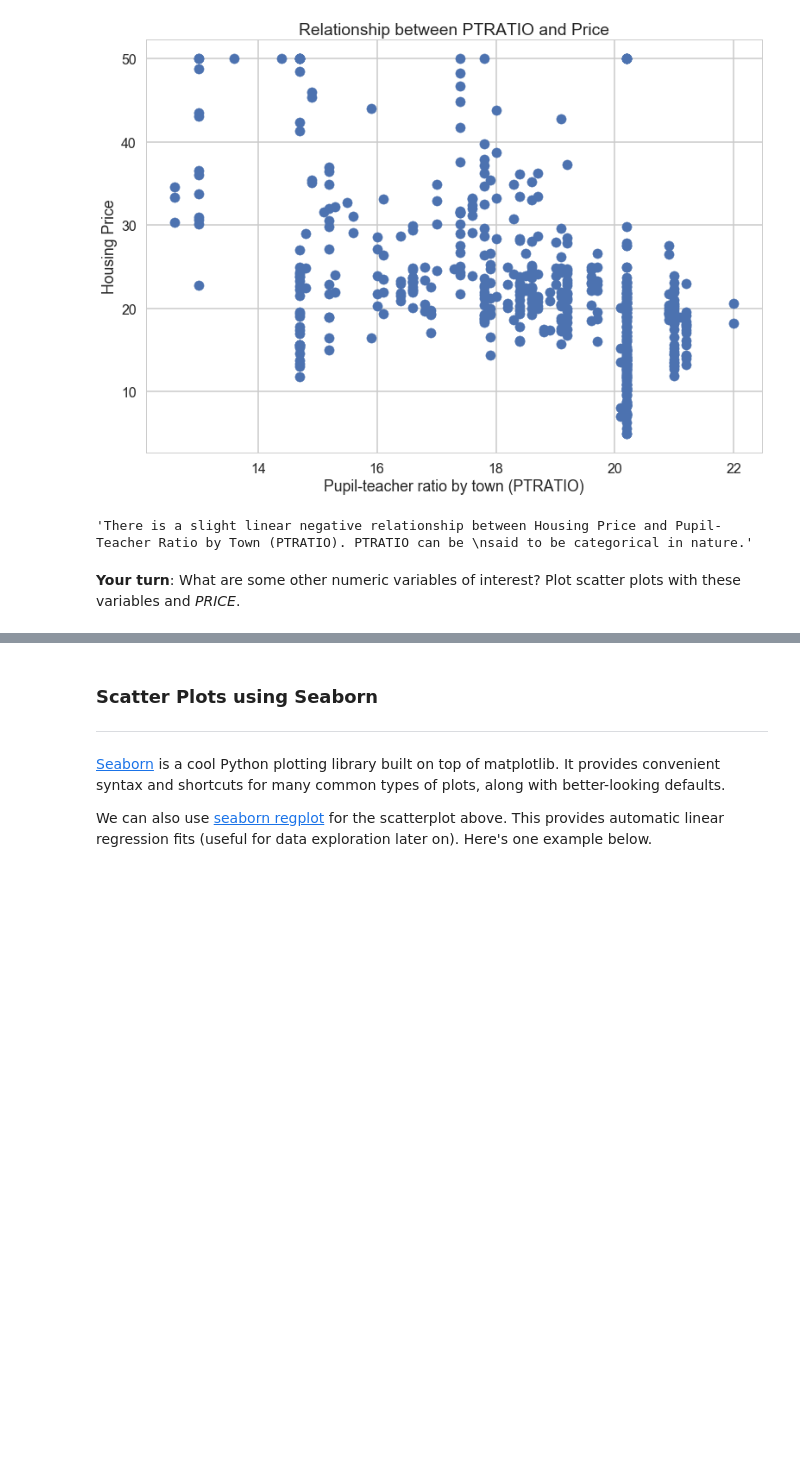
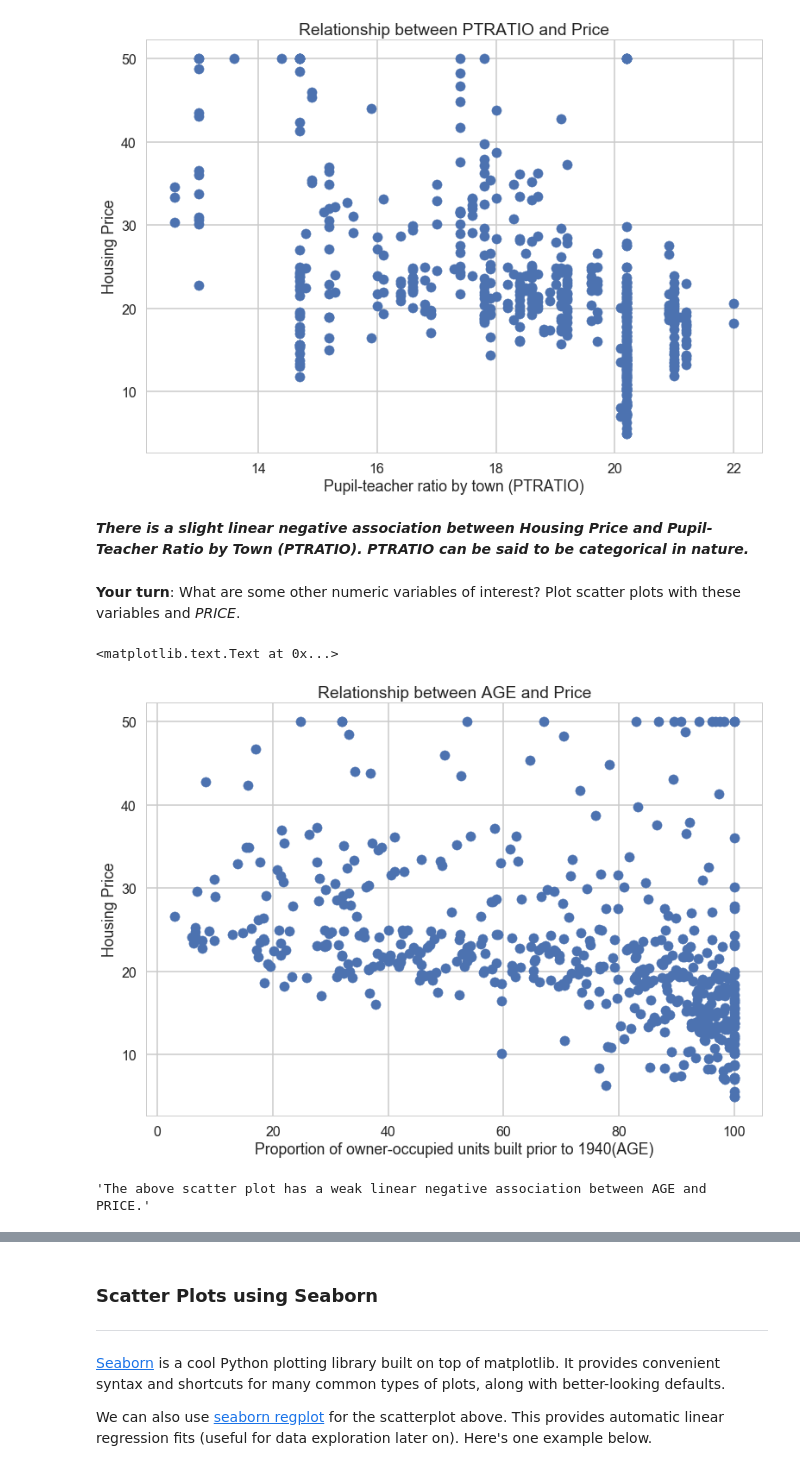
Before and after one commit to andyogah/Mini_Project_Linear_Regression, a Jupyter notebook: Mini_Project_Linear_Regression.ipynb, the cells around one changed output, grey strips where cells are left out. Drawn from its saved outputs; the diff is of its cells as text; code cells hidden in the pictures; blank space fills up the shorter version.

```diff
--- a/Mini_Project_Linear_Regression.ipynb
+++ b/Mini_Project_Linear_Regression.ipynb
@@ -255,12 +262,23 @@ plt.title("Relationship between PTRATIO and Price")
 # %% [output]
 <matplotlib.text.Text at 0x...>
 [figure]
-# %%
-'''There is a slight linear negative relationship between Housing Price and Pupil-Teacher Ratio by Town (PTRATIO). PTRATIO can be
-said to be categorical in nature.'''
-# %% [output]
-'There is a slight linear negative relationship between Housing Price and Pupil-Teacher Ratio by Town (PTRATIO). PTRATIO can be \nsaid to be categorical in nature.'
+# %% [markdown]
+***There is a slight linear negative association between Housing Price and Pupil-Teacher Ratio by Town (PTRATIO). PTRATIO can be said to be categorical in nature.***
 # %% [markdown]
 **Your turn**: What are some other numeric variables of interest? Plot scatter plots with these variables and *PRICE*.
 # %%
 #your turn: create some other scatter plots
+# %%
+#AGE: would be interesting to see if the worth of a house has any relationsip with how old it is.
+#So, scatter plot between *AGE* and *PRICE*
+plt.scatter(bos.AGE, bos.PRICE)
+plt.xlabel("Proportion of owner-occupied units built prior to 1940(AGE)")
+plt.ylabel("Housing Price")
+plt.title("Relationship between AGE and Price")
+# %% [output]
+<matplotlib.text.Text at 0x...>
+[figure, added]
+# %%
+'''The above scatter plot has a weak linear negative association between AGE and PRICE.'''
+# %% [output]
+'The above scatter plot has a weak linear negative association between AGE and PRICE.'
```
Also changed, not shown: parts of 55 cells of this notebook.
